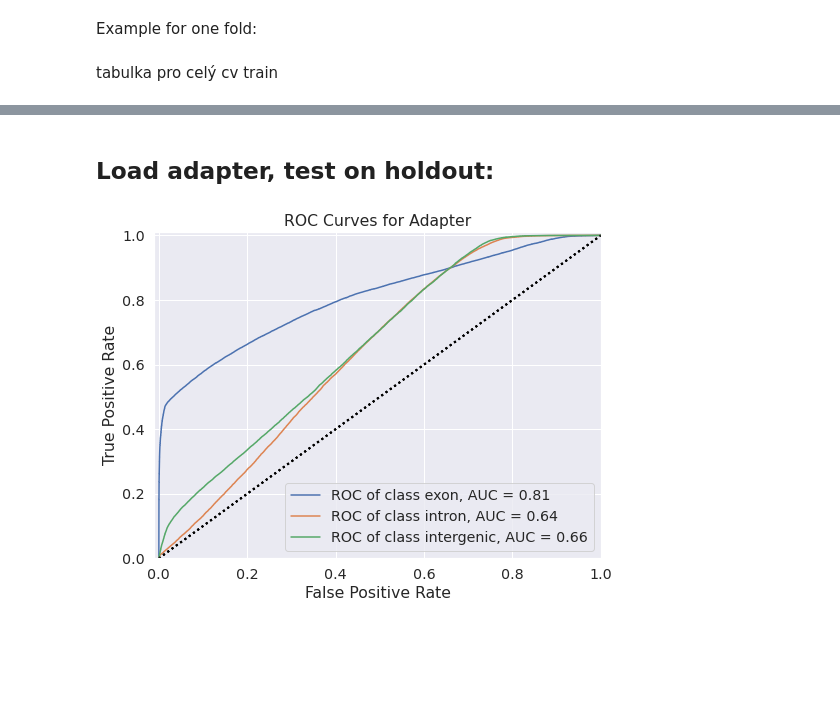
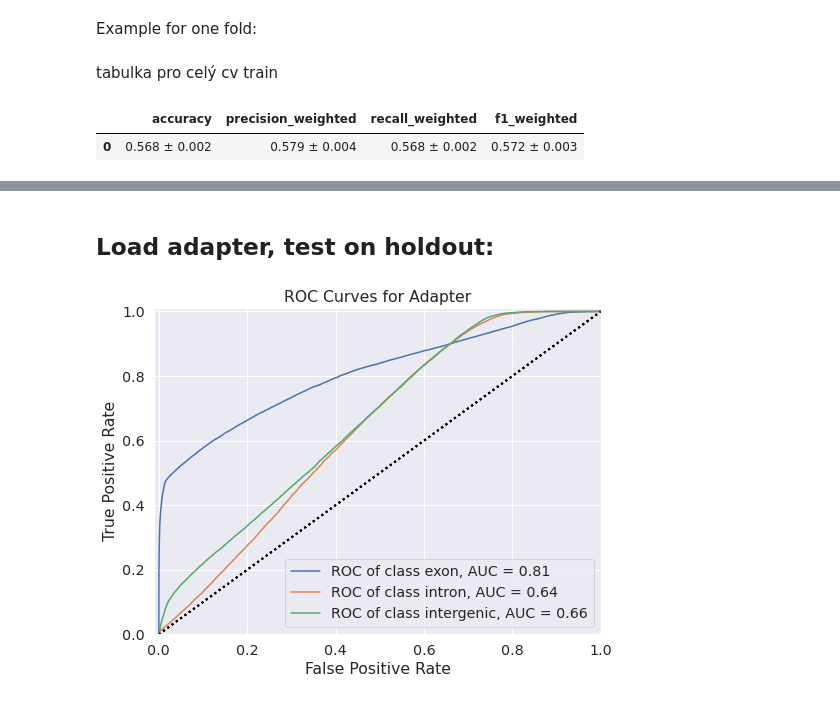
Before and after one commit to Liebelife/DNA-Sequence-Type-Classification-Using-Deep-Learning, a Jupyter notebook: 06_adapter/adapter-CV-3x3.ipynb, the cells around one changed output, grey strips where cells are left out. Saved outputs shown, nothing was run; the diff lists cells and outputs as text; code cells hidden in the pictures; blank space fills up the shorter version.

```diff
--- a/06_adapter/adapter-CV-3x3.ipynb
+++ b/06_adapter/adapter-CV-3x3.ipynb
@@ -240,25 +240,28 @@ Example for one fold:
 # %% [markdown]
 tabulka pro celý cv train
 # %%
-# round_to = 3
-# rslts = []
-# for i in range(10):
-#     AdapterName = f"{suffix}_fold_{i}"
-#     with open(f"{SaveToFolder}/{AdapterName}/metrics_{suffix}.pkl", "rb") as f:
-#         x = pickle.load(f)
-#         acc = x["loss"]["acc"]
-#         f1_w = x["loss"]["f1_weighted"]
-#         pcsn_w = x["loss"]["report"]["precision"]["weighted avg"]
-#         recall_w = x["loss"]["report"]["recall"]["weighted avg"]
-#         rslts.append({"accuracy":acc, "f1_weighted":f1_w, "precision_weighted":pcsn_w, "recall_weighted":recall_w})
+round_to = 3
+rslts = []
+for i in range(10):
+    AdapterName = f"{suffix}_fold_{i}"
+    with open(f"{SaveToFolder}/{AdapterName}/metrics_{suffix}.pkl", "rb") as f:
+        x = pickle.load(f)
+        acc = x["loss"]["acc"]
+        f1_w = x["loss"]["f1_weighted"]
+        pcsn_w = x["loss"]["report"]["precision"]["weighted avg"]
+        recall_w = x["loss"]["report"]["recall"]["weighted avg"]
+        rslts.append({"accuracy":acc, "f1_weighted":f1_w, "precision_weighted":pcsn_w, "recall_weighted":recall_w})
 
-# df_results = {}
-# for i, name in enumerate(["accuracy", "precision_weighted", "recall_weighted", "f1_weighted"]):
-#     v = []
-#     for j, values in enumerate(rslts):
-#         v.append(values[name])
-#     mean = round(np.mean(v), round_to)
-#     std = round(np.std(v), round_to)
-#     df_results[name] = f"{mean} \u00B1 {std}"
-# dataframe = pd.DataFrame.from_dict(df_results,orient='index').T
-# display(dataframe)
+df_results = {}
+for i, name in enumerate(["accuracy", "precision_weighted", "recall_weighted", "f1_weighted"]):
+    v = []
+    for j, values in enumerate(rslts):
+        v.append(values[name])
+    mean = round(np.mean(v), round_to)
+    std = round(np.std(v), round_to)
+    df_results[name] = f"{mean} \u00B1 {std}"
+dataframe = pd.DataFrame.from_dict(df_results,orient='index').T
+display(dataframe)
+# %% [output]
+|  | accuracy | precision_weighted | recall_weighted | f1_weighted |
+| 0 | 0.568 ± 0.002 | 0.579 ± 0.004 | 0.568 ± 0.002 | 0.572 ± 0.003 |
```
Also changed, not shown: parts of 1 cell of this notebook, 1 other file.
